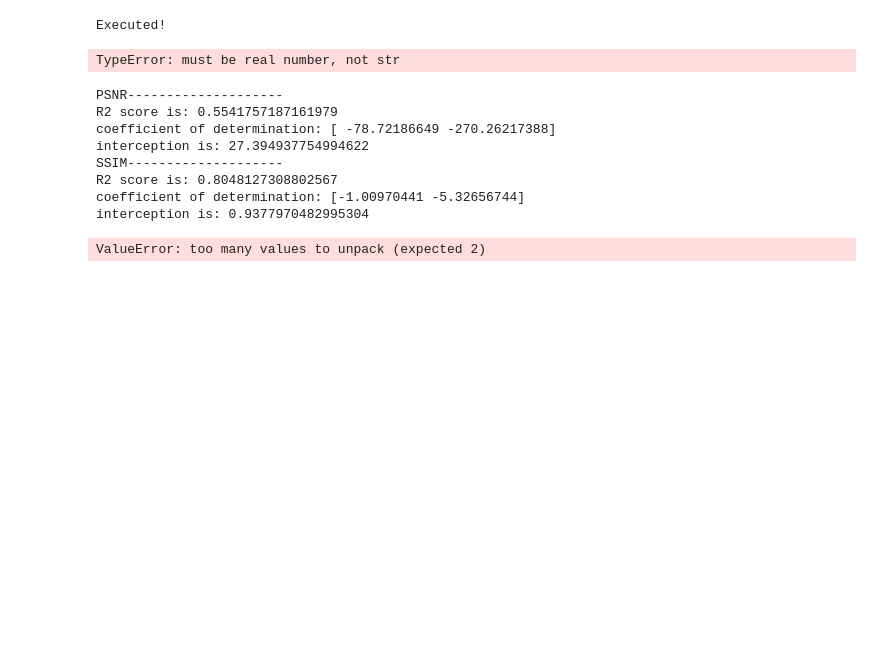
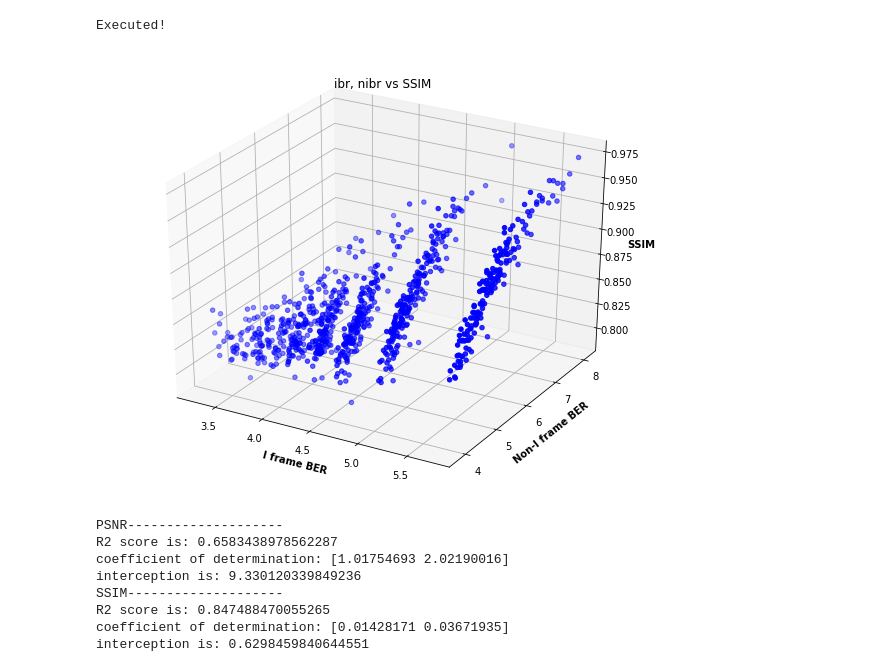
Before and after one commit to incandescentxxc/bitMatters, a Jupyter notebook: regression.ipynb, the cells around one changed output. Drawn from its saved outputs; the diff is of its cells as text; code cells hidden in the pictures; blank space fills up the shorter version.

```diff
--- a/regression.ipynb
+++ b/regression.ipynb
@@ -112,84 +112,83 @@ Executed!
 # TODO: uni-variant regression and visualization
 import matplotlib.pyplot as plt
 from mpl_toolkits import mplot3d
 import pandas as pd
 import numpy as np
 import math
 
 stat = pd.read_csv("ff_records_final.csv")
 stat.columns = ['ibr','nibr','psnr','ssim']
 stat_arr = np.array(stat)
 ibr = stat_arr[...,0]
 nibr = stat_arr[..., 1]
 BR = stat_arr[...,0:2]
 psnr = stat_arr[..., 2]
 ssim = stat_arr[..., 3]
-ibr_power = [-math.log(x) for x in ibr]
-nibr_power = [-math.log(x) for x in nibr]
+ibr_log = [-math.log(x) for x in ibr]
+nibr_log = [-math.log(x) for x in nibr]
+BR_log = [[-math.log(x[0]), -math.log(x[1])] for x in BR]
 
-label_title = "test"
-plt.scatter(nibr_power, psnr, label = label_title, marker=".")
-plt.xlabel("non I frame bit error rate")
-plt.ylabel("psnr")
-plt.show()
-plt.scatter(nibr_power, ssim, marker='.')
-plt.show()
+# label_title = "test"
+# plt.scatter(ibr_power, psnr, label = label_title, marker=".")
+# plt.xlabel("non I frame bit error rate lnx")
+# plt.ylabel("PSNR")
+# plt.show()
+# plt.savefig("./charts/IberPSNR.png",format="png")
+# plt.scatter(ibr_power, ssim, marker='.')
+# plt.xlabel("non I frame bit error rate lnx")
+# plt.ylabel("SSIM")
+# plt.show()
+# plt.savefig("./charts/iberSSIM.png",format="png")
 # print(BR[0])
 
 
 # creating figure
-fig = plt.figure(figsize=(10, 8))
-ax = plt.axes(projection="3d")
+# fig = plt.figure(figsize=(10, 8))
+# ax = plt.axes(projection="3d")
 # creating plot
-ax.scatter3D(ibr_power, nibr_power, psnr, color = "blue")
-plt.title("ibr, nibr vs PSNR")
-ax.set_xlabel("I frame BER", fontweight="bold")
-ax.set_ylabel("Non-I frame BER", fontweight="bold")
-ax.set_zlabel("PSNR", fontweight="bold")
-plt.show()
+# ax.scatter3D(ibr_log, nibr_log, psnr, color = "blue")
+# plt.title("ibr, nibr vs PSNR")
+# ax.set_xlabel("I frame BER", fontweight="bold")
+# ax.set_ylabel("Non-I frame BER", fontweight="bold")
+# ax.set_zlabel("PSNR", fontweight="bold")
+# plt.savefig("./charts/berPSNR3d.png", format="png")
+# plt.show()
 
 # creating figure
 fig = plt.figure(figsize=(10, 8))
 ax = plt.axes(projection="3d")
-ax.scatter3D(ibr_power, nibr_power, ssim, color = "blue")
+ax.scatter3D(ibr_log, nibr_log, ssim, color = "blue")
 plt.title("ibr, nibr vs SSIM")
 ax.set_xlabel("I frame BER", fontweight="bold")
 ax.set_ylabel("Non-I frame BER", fontweight="bold")
 ax.set_zlabel("SSIM", fontweight="bold")
-plt.show()
+plt.savefig("./charts/berSSIM3d.png", format="png")
+# plt.show()
 # %% [output]
-TypeError: must be real number, not str
+[figure, added]
 # %%
 # multi-variant Linear regression
 # TODO a 3-d visualization
 from sklearn.linear_model import LinearRegression
 model = LinearRegression()
-model.fit(BR, psnr)
-r2_score = model.score(BR, psnr)
+model.fit(BR_log, psnr)
+r2_score = model.score(BR_log, psnr)
 print("PSNR--------------------")
 print("R2 score is:", r2_score)
 print('coefficient of determination:', model.coef_)
 print("interception is:", model.intercept_)
 print("SSIM--------------------")
-model.fit(BR, ssim)
-r2_score = model.score(BR, ssim)
+model.fit(BR_log, ssim)
+r2_score = model.score(BR_log, ssim)
 print("R2 score is:", r2_score)
 print('coefficient of determination:', model.coef_)
 print("interception is:", model.intercept_)
 # %% [output]
 PSNR--------------------
-R2 score is: 0.5541757187161979
-coefficient of determination: [ -78.72186649 -270.26217388]
-interception is: 27.394937754994622
+R2 score is: 0.6583438978562287
+coefficient of determination: [1.01754693 2.02190016]
+interception is: 9.330120339849236
 SSIM--------------------
-R2 score is: 0.8048127308802567
-coefficient of determination: [-1.00970441 -5.32656744]
-interception is: 0.9377970482995304
+R2 score is: 0.847488470055265
+coefficient of determination: [0.01428171 0.03671935]
+interception is: 0.6298459840644551
-# %%
-#TODO multi-variant polynomial regression
-from sklearn.preprocessing import PolynomialFeatures
-from sklearn.pipeline import Pipeline
-Input = [('polynomial', PolynomialFeatures(degree=2),('modal', LinearRegression()))]
-pipe = Pipeline(Input)
-# %% [output]
-ValueError: too many values to unpack (expected 2)
```
Also changed, not shown: 4 other files.
